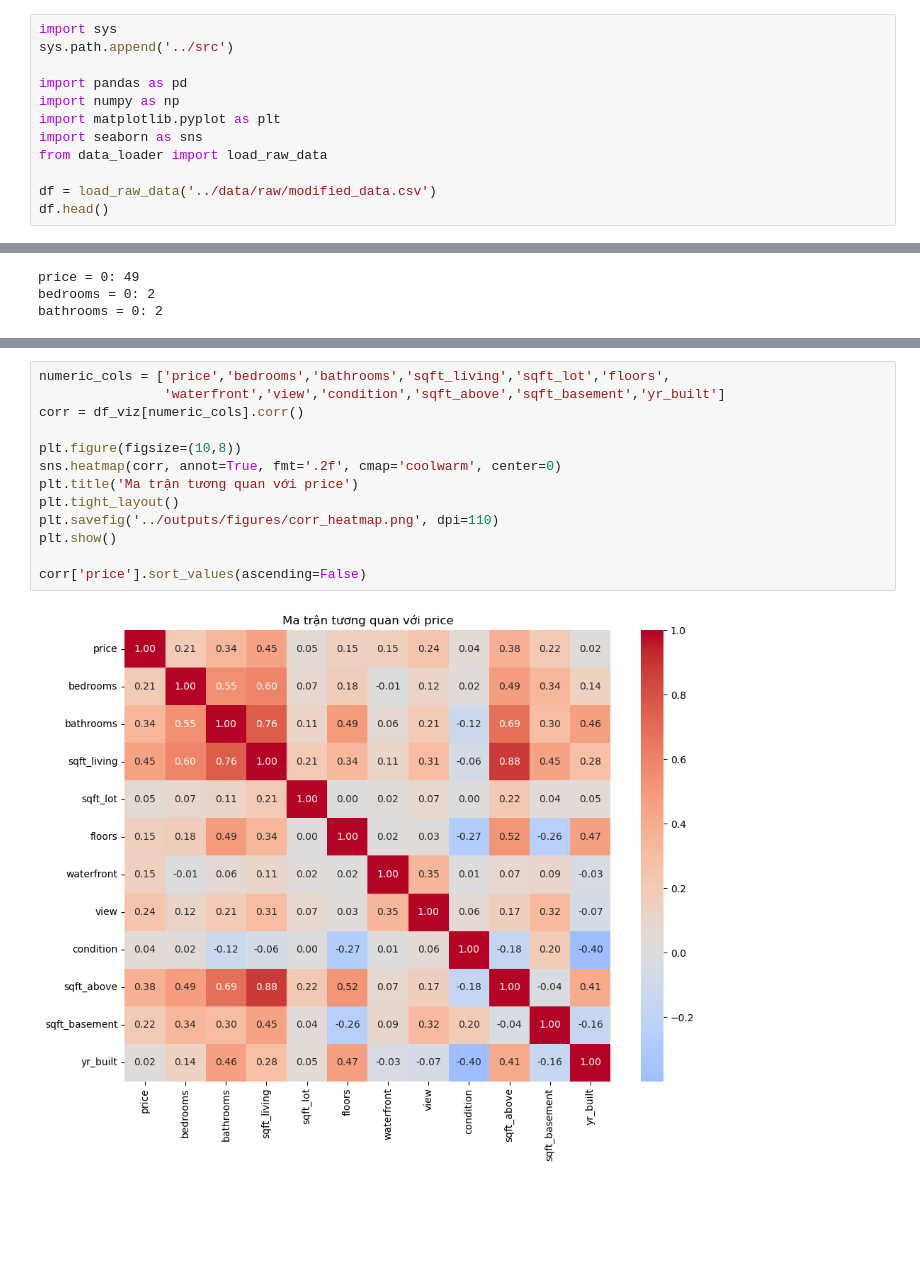
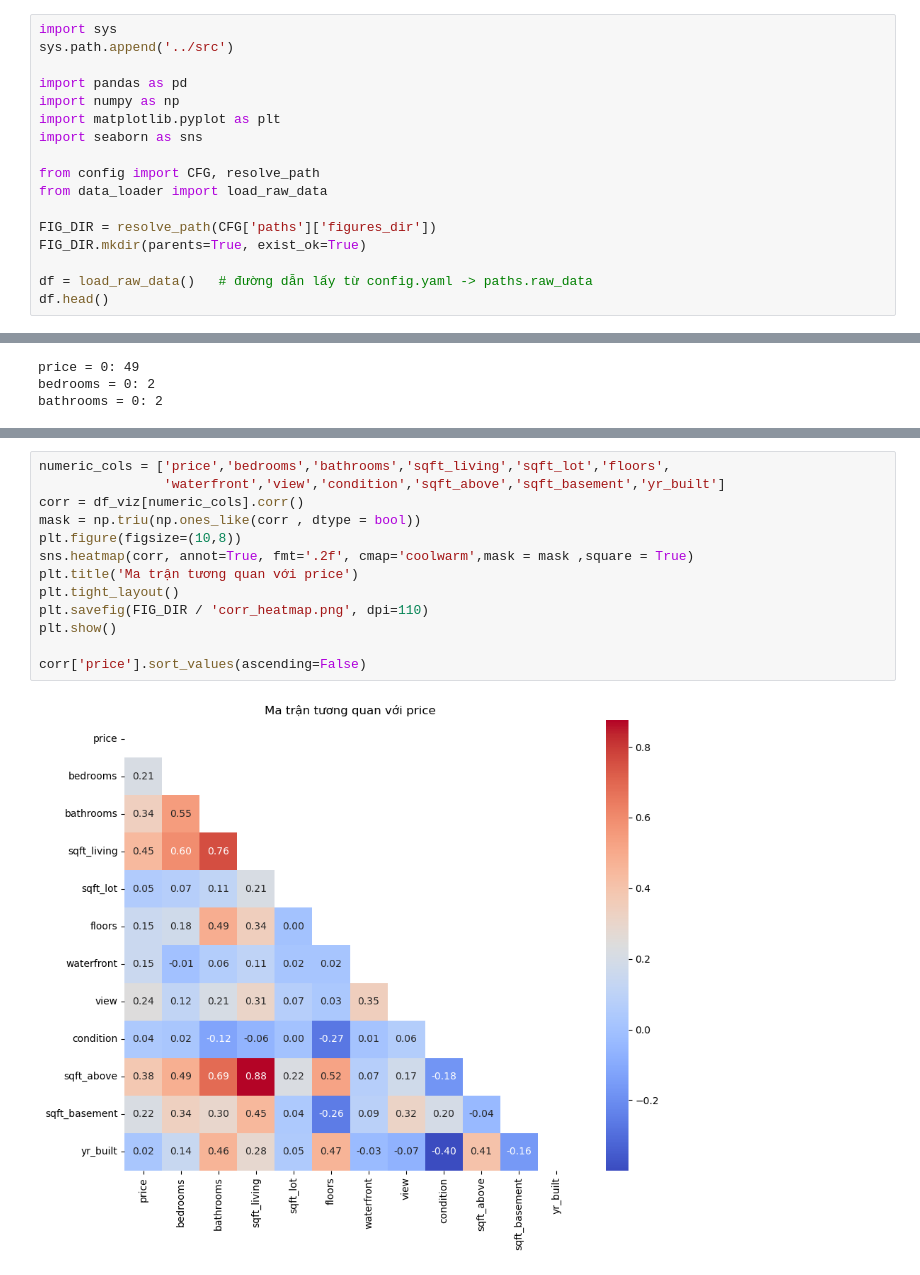
Before and after one commit to dungbeolol/house-price-prediction, a Jupyter notebook: notebooks/01_eda.ipynb, the cells around one changed output, grey strips where cells are left out. Saved outputs shown, nothing was run; the diff lists cells and outputs as text; blank space fills up the shorter version.

```diff
--- a/notebooks/01_eda.ipynb
+++ b/notebooks/01_eda.ipynb
@@ -9,9 +12,14 @@ import pandas as pd
 import numpy as np
 import matplotlib.pyplot as plt
 import seaborn as sns
+
+from config import CFG, resolve_path
 from data_loader import load_raw_data
 
-df = load_raw_data('../data/raw/modified_data.csv')
+FIG_DIR = resolve_path(CFG['paths']['figures_dir'])
+FIG_DIR.mkdir(parents=True, exist_ok=True)
+
+df = load_raw_data()   # đường dẫn lấy từ config.yaml -> paths.raw_data
 df.head()
 # %% [output]
 |  | date | price | bedrooms | bathrooms | sqft_living | sqft_lot | floors | waterfront | view | condition | ... |
@@ -98,18 +122,18 @@ plt.show()
 # %%
 numeric_cols = ['price','bedrooms','bathrooms','sqft_living','sqft_lot','floors',
                 'waterfront','view','condition','sqft_above','sqft_basement','yr_built']
 corr = df_viz[numeric_cols].corr()
-
+mask = np.triu(np.ones_like(corr , dtype = bool))
 plt.figure(figsize=(10,8))
-sns.heatmap(corr, annot=True, fmt='.2f', cmap='coolwarm', center=0)
+sns.heatmap(corr, annot=True, fmt='.2f', cmap='coolwarm',mask = mask ,square = True)
 plt.title('Ma trận tương quan với price')
 plt.tight_layout()
-plt.savefig('../outputs/figures/corr_heatmap.png', dpi=110)
+plt.savefig(FIG_DIR / 'corr_heatmap.png', dpi=110)
 plt.show()
 
 corr['price'].sort_values(ascending=False)
 # %% [output]
-[figure, old version]
+[figure, new version]
 price            1.000000
 sqft_living      0.445494
 sqft_above       0.380661
```
Also changed, not shown: parts of 6 cells of this notebook, 40 other files.
